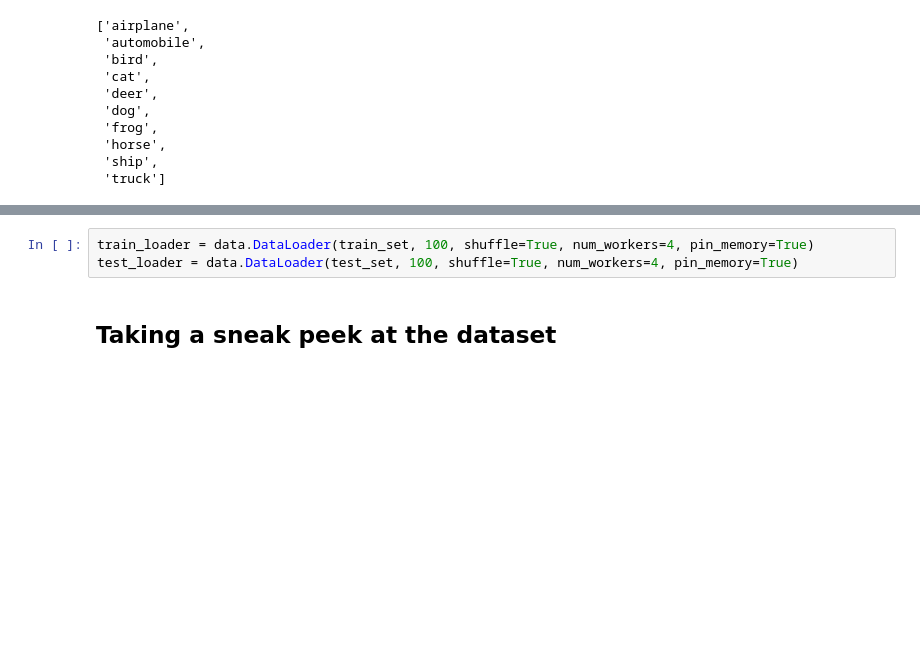
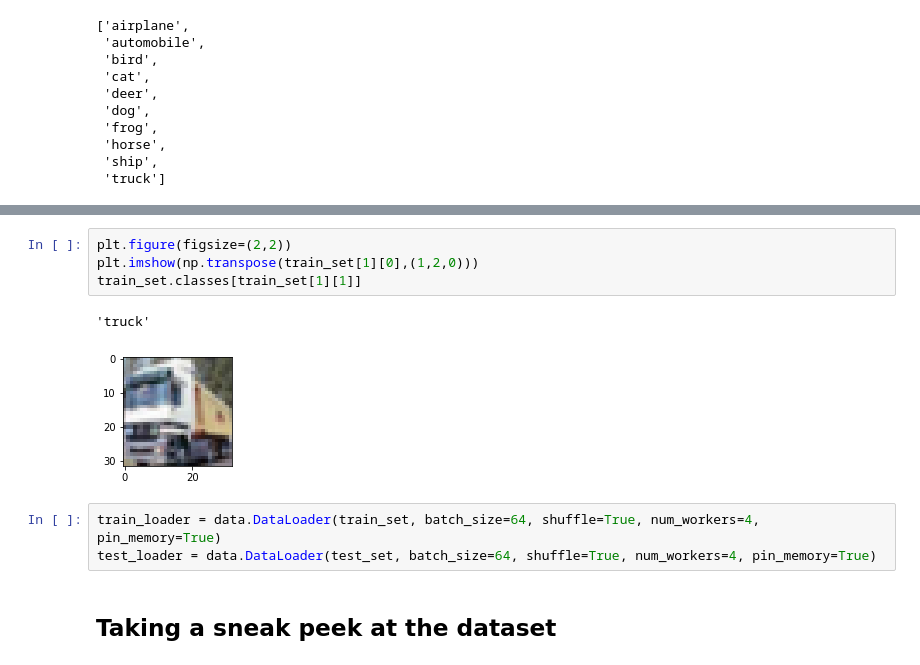
Before and after one commit to sudo-rickroll/EVA, a Jupyter notebook: S9/S9.ipynb, the cells around one changed output, grey strips where cells are left out. Drawn from its saved outputs; the diff is of its cells as text; blank space fills up the shorter version.

```diff
--- a/S9/S9.ipynb
+++ b/S9/S9.ipynb
@@ -51,6 +93,13 @@ data.Transform(test_set, transforms.Normalize((0.5, 0.5, 0.5), (0.5, 0.5, 0.5)),
+# %%
+plt.figure(figsize=(2,2))
+plt.imshow(np.transpose(train_set[1][0],(1,2,0)))
+train_set.classes[train_set[1][1]]
+# %% [output]
+'truck'
+[figure, added]
 # %%
-train_loader = data.DataLoader(train_set, 100, shuffle=True, num_workers=4, pin_memory=True)
-test_loader = data.DataLoader(test_set, 100, shuffle=True, num_workers=4, pin_memory=True)
+train_loader = data.DataLoader(train_set, batch_size=64, shuffle=True, num_workers=4, pin_memory=True)
+test_loader = data.DataLoader(test_set, batch_size=64, shuffle=True, num_workers=4, pin_memory=True)
 # %% [markdown]
 ## Taking a sneak peek at the dataset
 # %%
```
Also changed, not shown: parts of 13 cells of this notebook, 1 other file.
